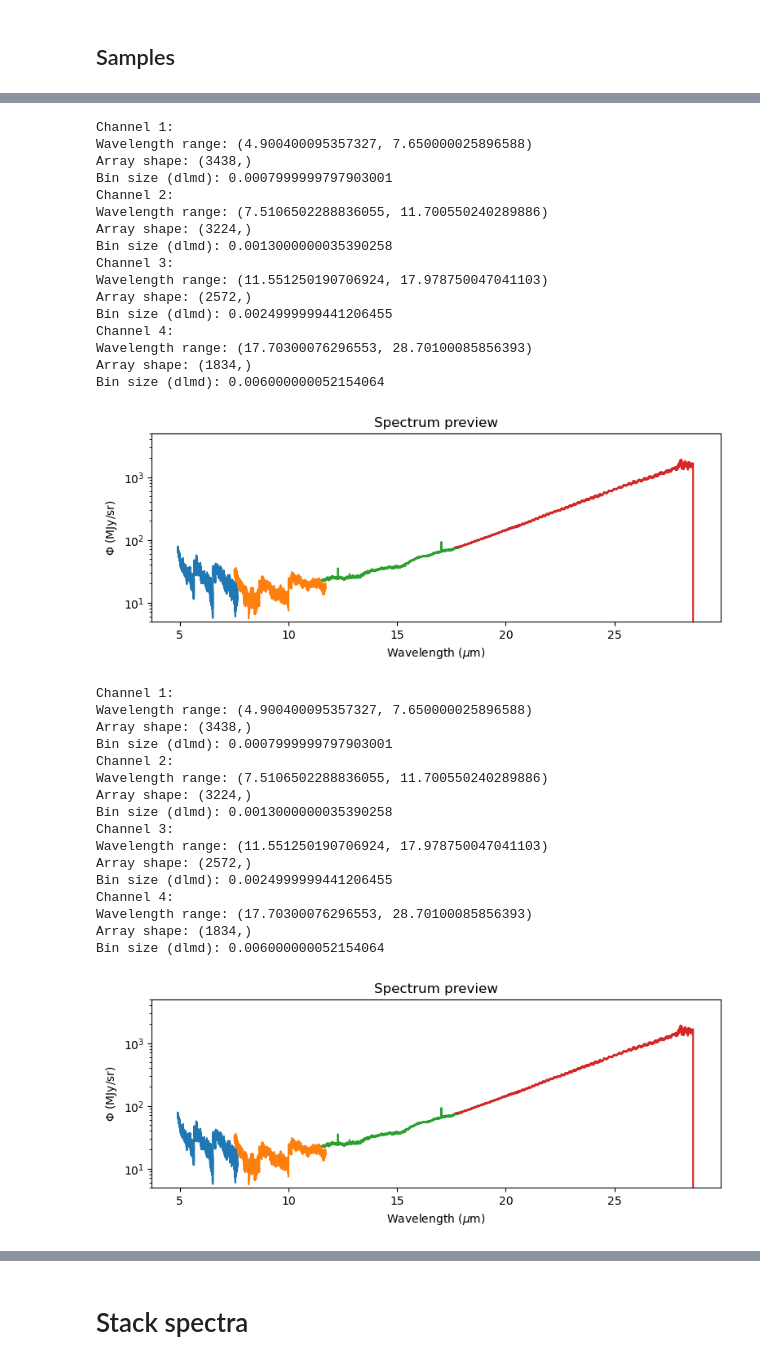
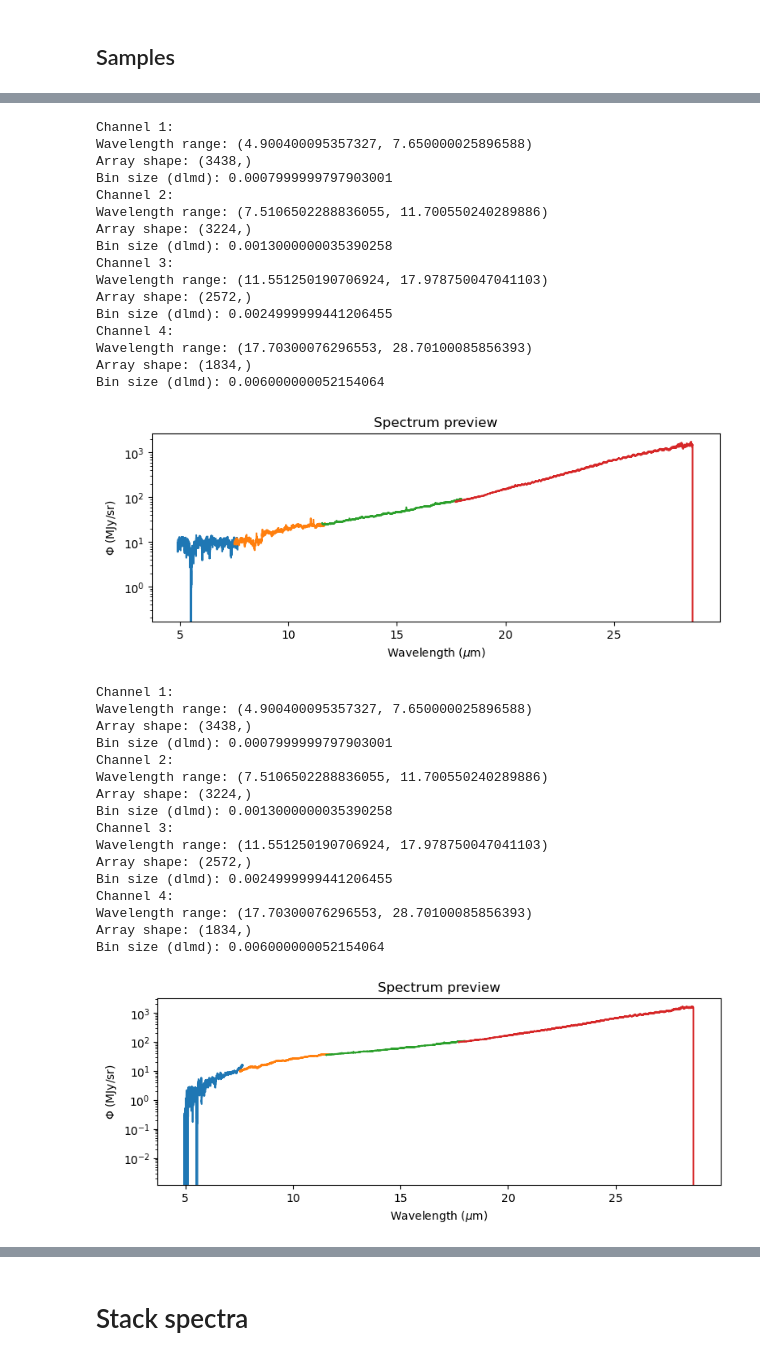
Before and after one commit to Timwong313/axionJWST_2024, a Jupyter notebook: MRS_analysis/readFits.ipynb, the cells around one changed output, grey strips where cells are left out. Saved outputs shown, nothing was run; the diff lists cells and outputs as text; code cells hidden in the pictures.

```diff
--- a/MRS_analysis/readFits.ipynb
+++ b/MRS_analysis/readFits.ipynb
@@ -250,5 +322,5 @@ XTENSION= 'BINTABLE'           / binary table extension
 # %%
-data_ch1_sb1, data_ch2_sb1, data_ch3_sb1, data_ch4_sb1 = readFits('MRS_data/MAST_2024-07-04T0025')
+data_ch1, data_ch2, data_ch3, data_ch4 = readFits('MRS_data/jw02439-o001_t001_miri')
 # %% [output]
 Channel 1:
 Wavelength range: (4.900400095357327, 7.650000025896588)
@@ -266,24 +338,24 @@ Channel 4:
 Wavelength range: (17.70300076296553, 28.70100085856393)
 Array shape: (1834,)
 Bin size (dlmd): 0.006000000052154064
-[figure, old version]
+[figure, new version]
 # %%
-data_ch1_sb2, data_ch2_sb2, data_ch3_sb2, data_ch4_sb2 = readFits('MRS_data/MAST_2024-07-04T0025')
+data_ch1, data_ch2, data_ch3, data_ch4 = readFits('MRS_data/jw01751-o015_t009_miri')
 # %% [output]
 Channel 1:
 Wavelength range: (4.900400095357327, 7.650000025896588)
 Array shape: (3438,)
 Bin size (dlmd): 0.0007999999797903001
 Channel 2:
 Wavelength range: (7.5106502288836055, 11.700550240289886)
 Array shape: (3224,)
 Bin size (dlmd): 0.0013000000035390258
 Channel 3:
 Wavelength range: (11.551250190706924, 17.978750047041103)
 Array shape: (2572,)
 Bin size (dlmd): 0.0024999999441206455
 Channel 4:
 Wavelength range: (17.70300076296553, 28.70100085856393)
 Array shape: (1834,)
 Bin size (dlmd): 0.006000000052154064
-[figure, old version]
+[figure, new version]
```
Also changed, not shown: parts of 15 cells of this notebook, 4 other files.
